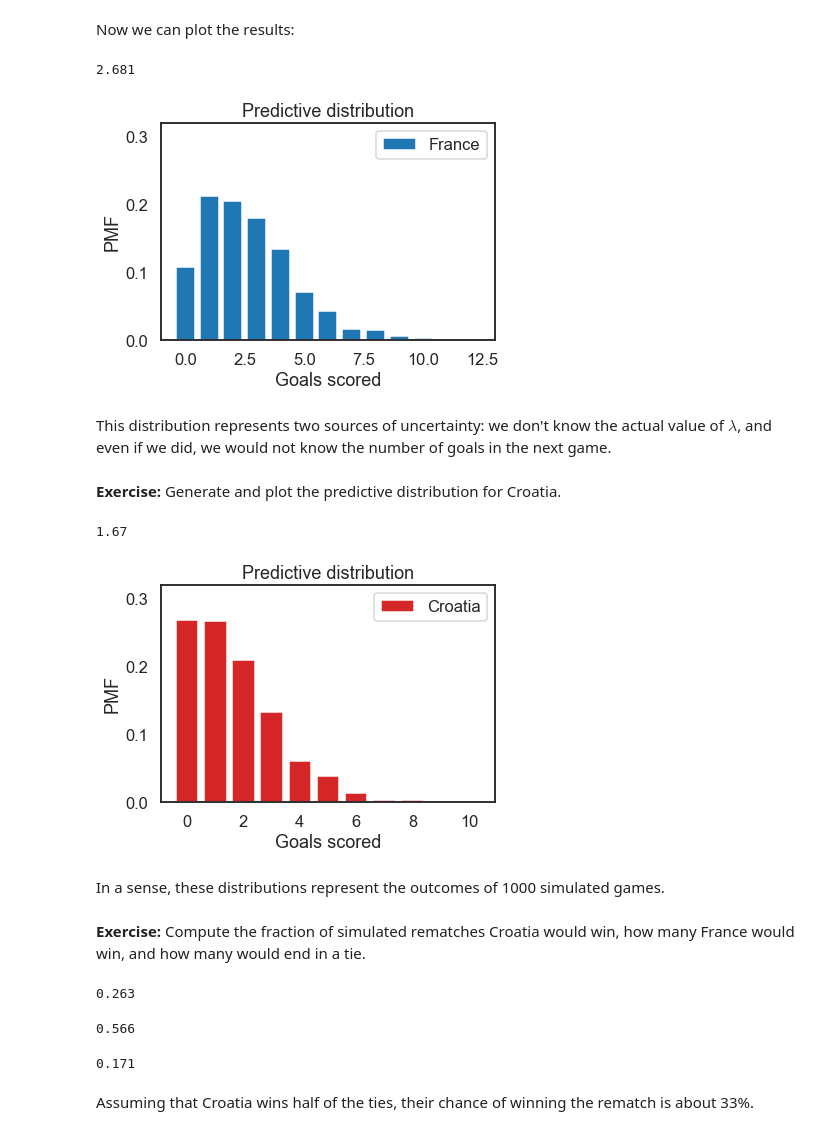
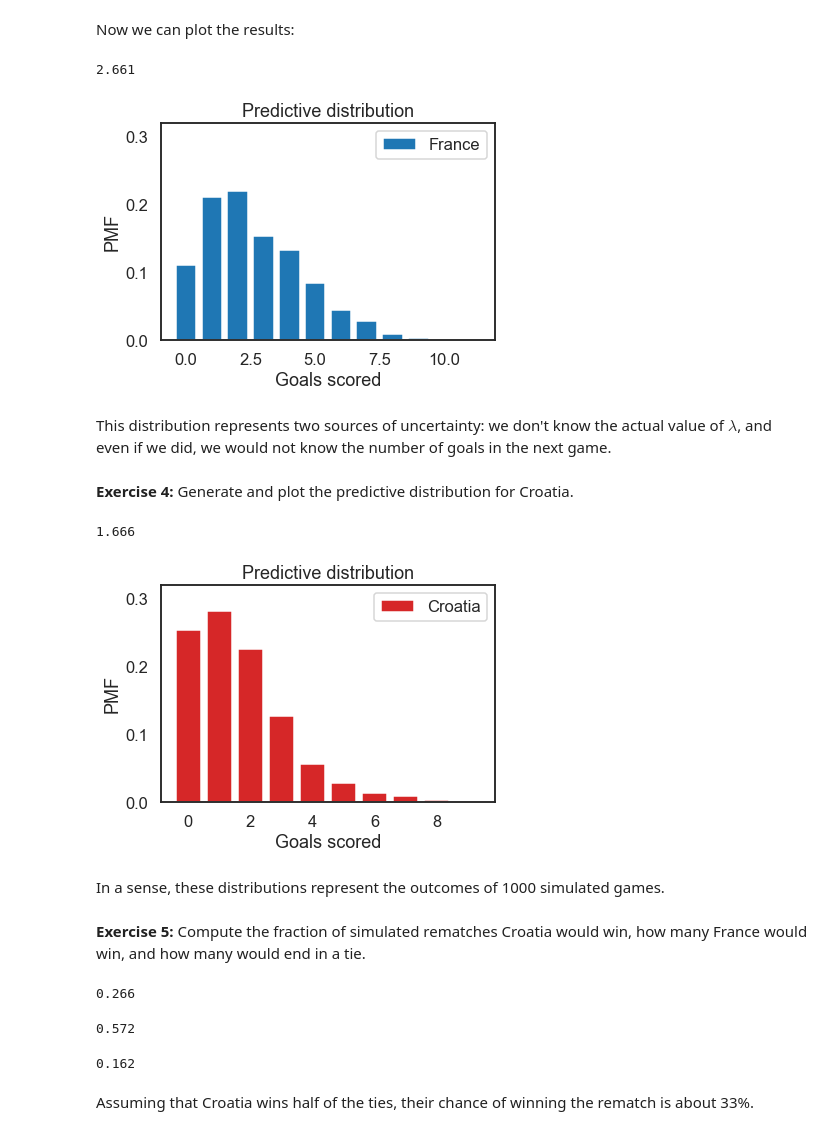
Before and after one commit to AllenDowney/BayesMadeSimple, a Jupyter notebook: workshop02soln.ipynb, the cells around one changed output. Cells and saved outputs as stored; diff of their text form; code cells hidden in the pictures.

```diff
--- a/workshop02soln.ipynb
+++ b/workshop02soln.ipynb
@@ -46,8 +46,7 @@ ps = gamma(alpha).pdf(qs)
 # %% [markdown]
 Now we can use `qs` and `ps` to make a `Pmf` that represents the prior distribution
 # %%
-series = pd.Series(ps, index=qs)
-prior = Pmf(series)
+prior = Pmf(ps, index=qs)
 prior.normalize()
 prior.mean()
 # %% [output]
@@ -214,54 +213,54 @@ def decorate_goals(title):
     plt.ylim([0, 0.32])
     plt.title(title)
 # %%
-pmf_france = pmf_from_seq(goals_france)
+pmf_france = Pmf.from_seq(goals_france)
 pmf_france.bar(label='France')
 decorate_goals('Predictive distribution')
 plt.legend()
 
 goals_france.mean()
 # %% [output]
-2.681
+2.661
-[figure, old version]
+[figure, new version]
 # %% [markdown]
 This distribution represents two sources of uncertainty: we don't know the actual value of $\lambda$, and even if we did, we would not know the number of goals in the next game.
 # %% [markdown]
-**Exercise:** Generate and plot the predictive distribution for Croatia.
+**Exercise 4:** Generate and plot the predictive distribution for Croatia.
 # %%
 # Solution
 
 goals_croatia = np.random.poisson(sample_croatia)
 
-pmf_croatia = pmf_from_seq(goals_croatia)
+pmf_croatia = Pmf.from_seq(goals_croatia)
 pmf_croatia.bar(label='Croatia', color='C3')
 decorate_goals('Predictive distribution')
 plt.legend()
 
 goals_croatia.mean()
 # %% [output]
-1.67
+1.666
-[figure, old version]
+[figure, new version]
 # %% [markdown]
 In a sense, these distributions represent the outcomes of 1000 simulated games.
 # %% [markdown]
-**Exercise:** Compute the fraction of simulated rematches Croatia would win, how many France would win, and how many would end in a tie.
+**Exercise 5:** Compute the fraction of simulated rematches Croatia would win, how many France would win, and how many would end in a tie.
 # %%
 # Solution
 
 np.mean(goals_croatia > goals_france)
 # %% [output]
-0.263
+0.266
 # %%
 # Solution
 
 np.mean(goals_france > goals_croatia)
 # %% [output]
-0.566
+0.572
 # %%
 # Solution
 
 np.mean(goals_france == goals_croatia)
 # %% [output]
-0.171
+0.162
 # %% [markdown]
 Assuming that Croatia wins half of the ties, their chance of winning the rematch is about 33%.
```
Also changed, not shown: parts of 7 cells of this notebook, 1 other file.
